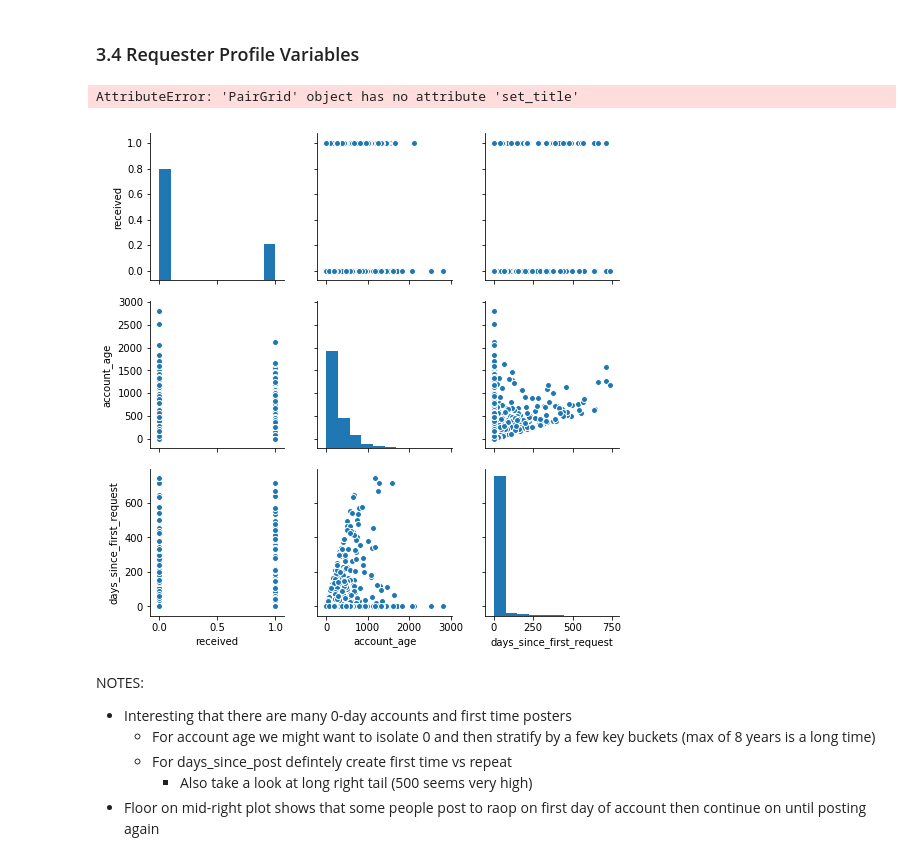
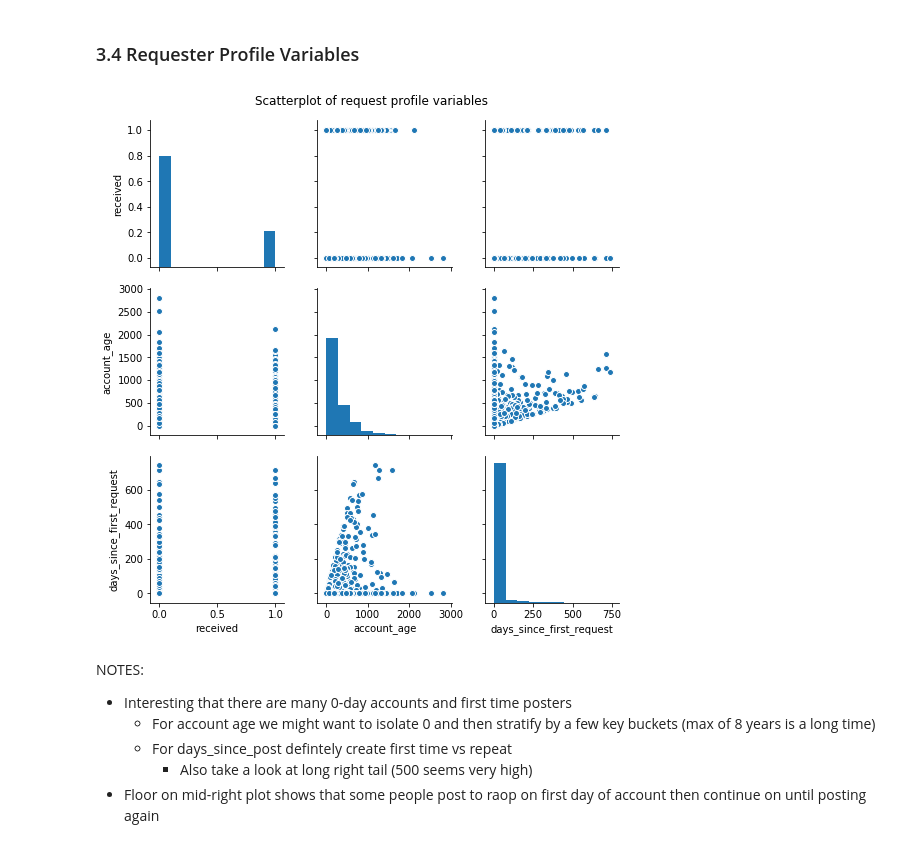
Before and after one commit to timspit/w207_final_project, a Jupyter notebook: Pizza Project_V0.1_JV.ipynb, the cells around one changed output. Drawn from its saved outputs; the diff is of its cells as text; code cells hidden in the pictures.

```diff
--- a/Pizza Project_V0.1_JV.ipynb
+++ b/Pizza Project_V0.1_JV.ipynb
@@ -509,12 +502,11 @@ plt.show()
 # %%
 train_profile = pd.DataFrame({'received':train_df.requester_received_pizza_int.tolist(),
                               'account_age':train_df.requester_account_age_in_days_at_request.tolist(),
                               'days_since_first_request':train_df.requester_days_since_first_post_on_raop_at_request.tolist()})
 
-sns.pairplot(train_profile).set_title('Scatterplot of request profile variables');
+sns.pairplot(train_profile).fig.suptitle('Scatterplot of request profile variables', y=1.02);
 # %% [output]
-AttributeError: 'PairGrid' object has no attribute 'set_title'
-[figure, old version]
+[figure, new version]
 # %% [markdown]
 NOTES:
 - Interesting that there are many 0-day accounts and first time posters
```
Also changed, not shown: parts of 48 cells of this notebook.
